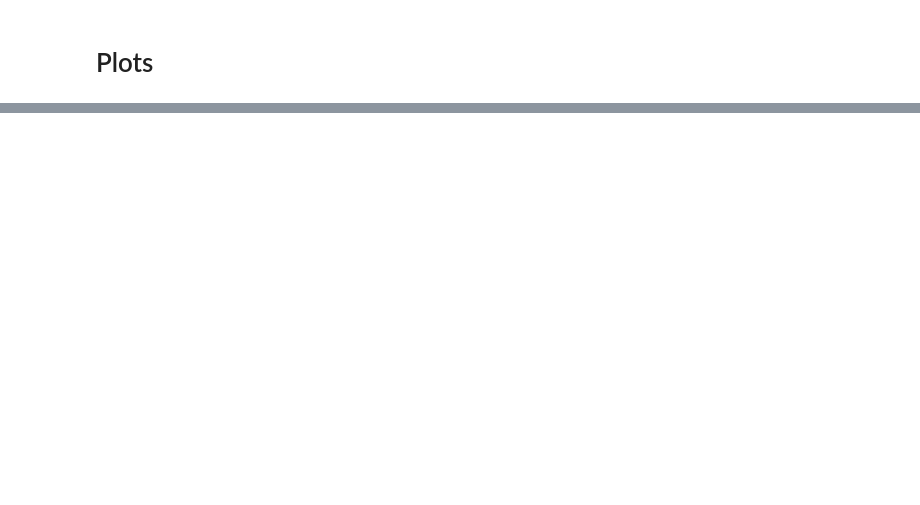
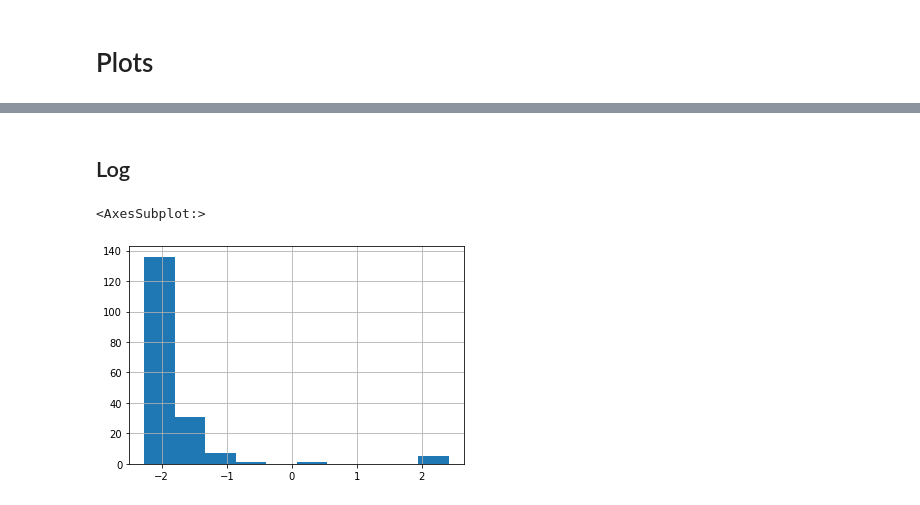
Before and after one commit to E-Lombo/che223-statistics, a Jupyter notebook: Assignment 1/data_extraction.ipynb, the cells around one changed output, grey strips where cells are left out. Saved outputs shown, nothing was run; the diff lists cells and outputs as text; code cells hidden in the pictures; blank space fills up the shorter version.

```diff
--- a/Assignment 1/data_extraction.ipynb
+++ b/Assignment 1/data_extraction.ipynb
@@ -118,4 +119,3 @@ for ion in all_ions:
 # %%
-for ion in all_ions:
-    df[(df['Ion'] == ion) & (df['Conc (mg/L)'] < df[(df['Ion'] == ion)]['Conc (mg/L)'].quantile(0.99))].plot(x='Year', y='Conc (mg/L)', ls='', marker='o', title=ion, legend=None)
+df[(df['Ion'] == 'Fe') & (df['Conc (mg/L)'] < df[(df['Ion'] == ion)]['Conc (mg/L)'].quantile(0.99))]['Conc (mg/L)'].describe()
 # %% [output]
@@ -134,0 +131,17 @@ for ion in all_ions:
+# %% [markdown]
+## Log
+# %%
+df_log = df.copy()
+with warnings.catch_warnings():
+    warnings.simplefilter('ignore')
+    df_log['Conc (mg/L)'] = np.log10(df_log['Conc (mg/L)'])
+
+for ion in all_ions:
+    iqr = ( df_log[(df_log['Ion'] == ion) & (df_log['Conc (mg/L)'] != -np.inf)]['Conc (mg/L)'].quantile(0.75)
+            - df_log[(df['Ion'] == ion)& (df_log['Conc (mg/L)'] != -np.inf)]['Conc (mg/L)'].quantile(0.25) )
+    # print(ion, iqr)
+
+df_log[(df_log['Ion'] == 'Fe') & (df_log['Conc (mg/L)'] != -np.inf)]['Conc (mg/L)'].hist()
+# %% [output]
+<AxesSubplot:>
+[figure, added]
```
Also changed, not shown: parts of 16 cells of this notebook, 1 other file.
